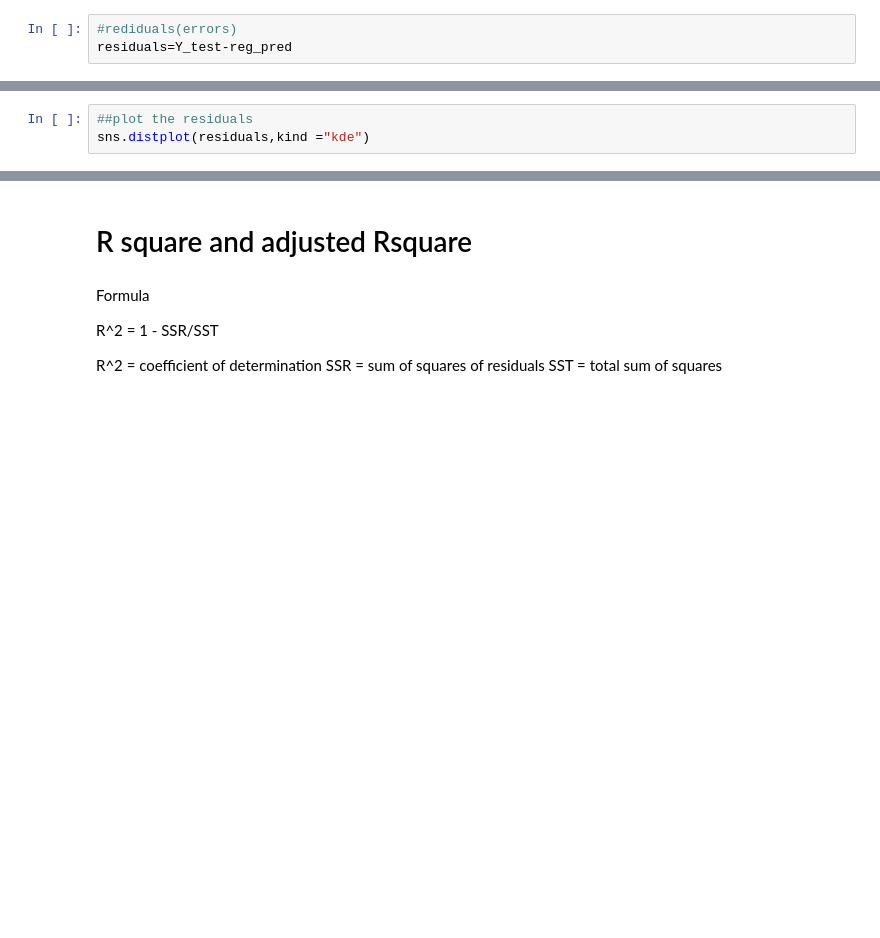
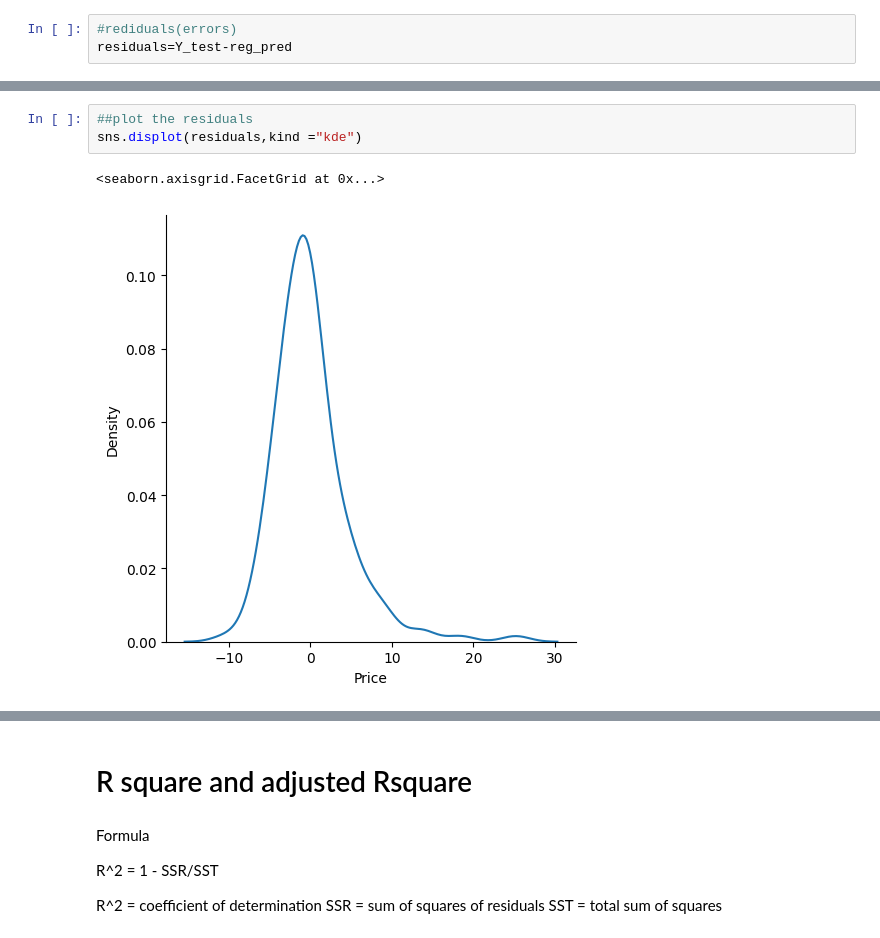
Before and after one commit to mahalakshmi-2000/bostonhousepricing, a Jupyter notebook: Boston housing price prediction using linear regression.ipynb, the cells around one changed output, grey strips where cells are left out. Cells and saved outputs as stored; diff of their text form; blank space fills up the shorter version.

```diff
--- a/Boston housing price prediction using linear regression.ipynb
+++ b/Boston housing price prediction using linear regression.ipynb
@@ -129,6 +421,9 @@ residuals
 # %%
 ##plot the residuals
-sns.distplot(residuals,kind ="kde")
+sns.displot(residuals,kind ="kde")
+# %% [output]
+<seaborn.axisgrid.FacetGrid at 0x...>
+[figure, added]
 # %%
 !pip install seaborn --upgrade
 import seaborn as sns
```
Also changed, not shown: parts of 47 cells of this notebook.
